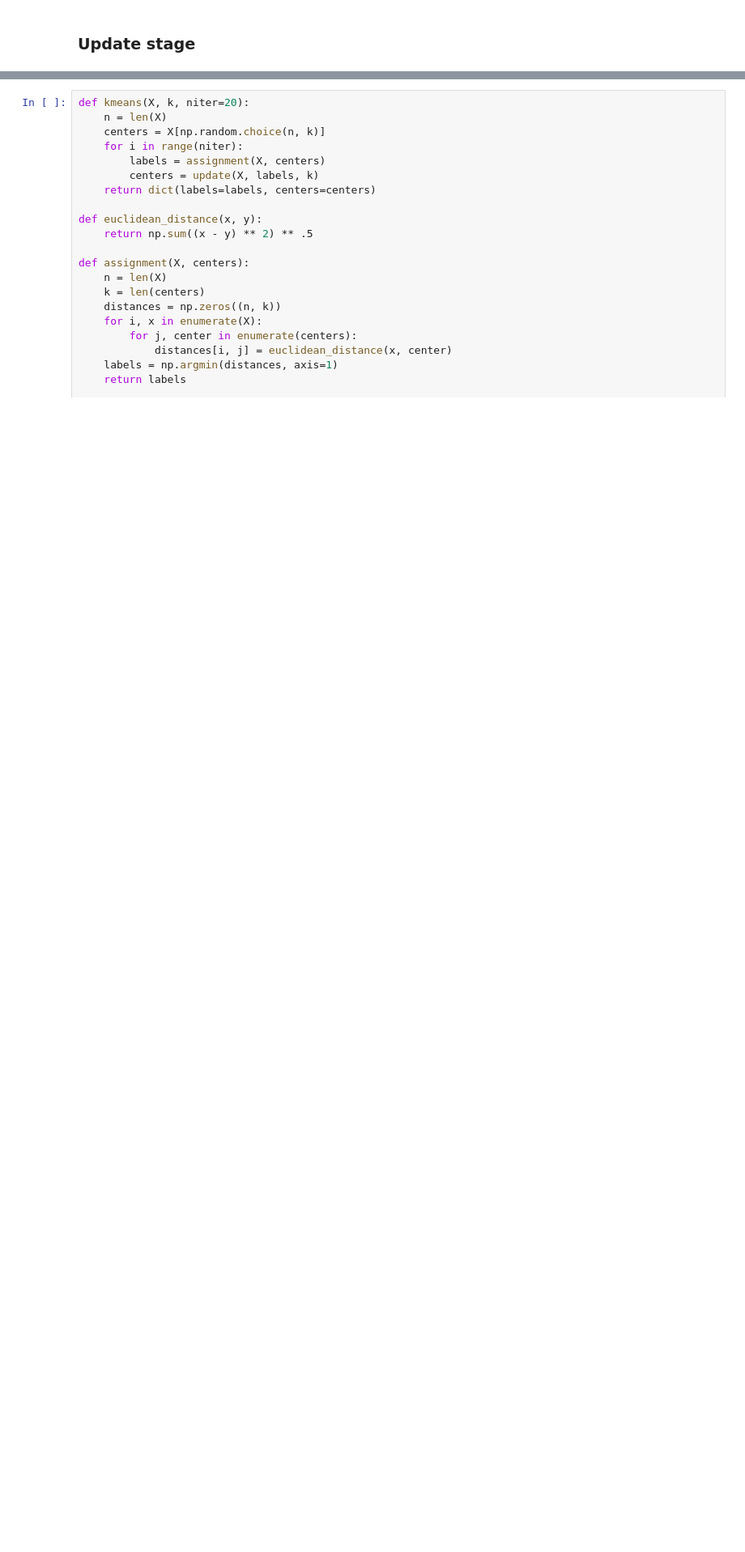
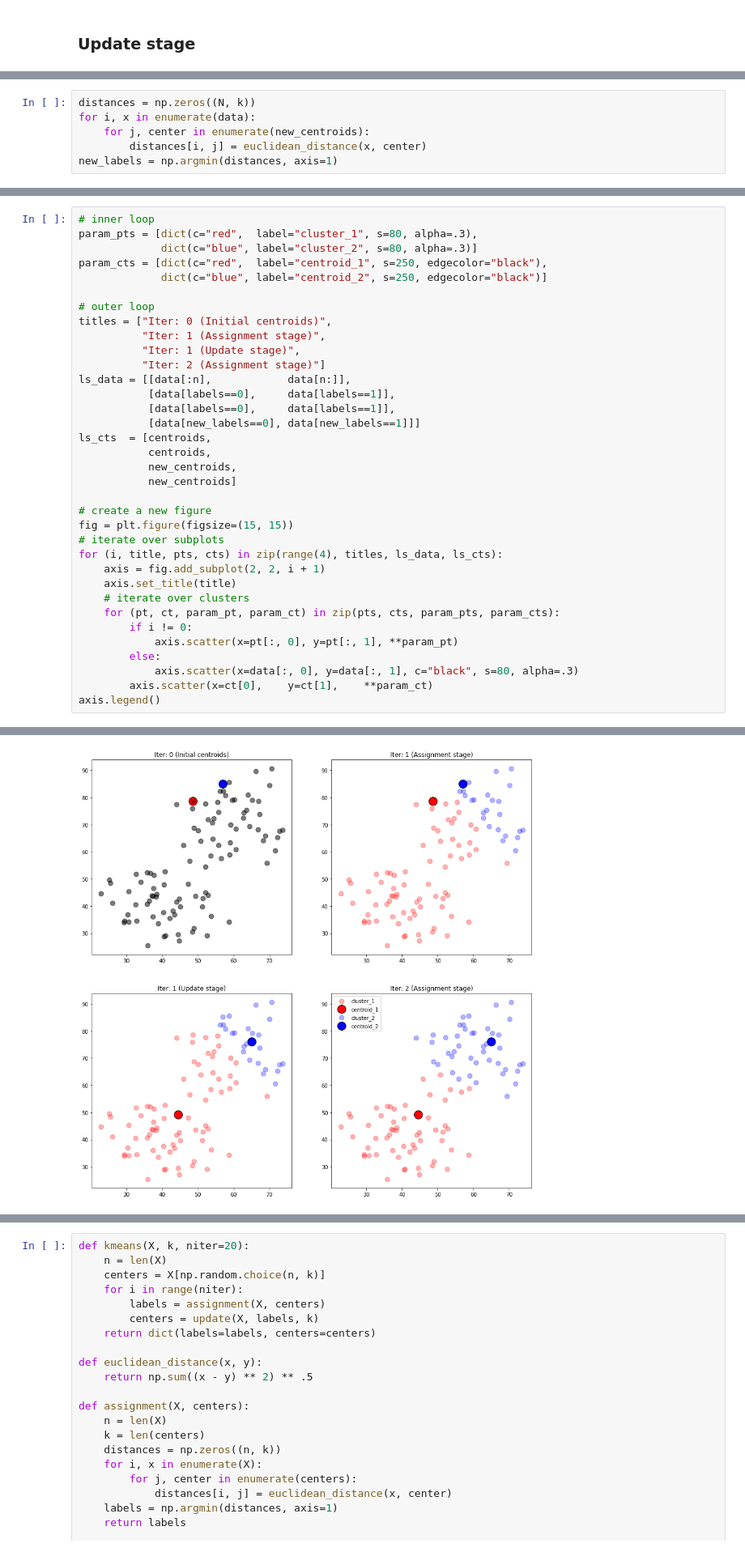
Before and after one commit to Niche-Squad/intro_to_phenomics, a Jupyter notebook: l03_kmeans.ipynb, the cells around one changed output, grey strips where cells are left out. Shown at 81% size. Cells and saved outputs as stored; diff of their text form; blank space fills up the shorter version.

```diff
--- a/l03_kmeans.ipynb
+++ b/l03_kmeans.ipynb
@@ -132,0 +167,6 @@ for i in range(3):
+# %%
+distances = np.zeros((N, k))
+for i, x in enumerate(data):
+    for j, center in enumerate(new_centroids):
+        distances[i, j] = euclidean_distance(x, center)
+new_labels = np.argmin(distances, axis=1)
@@ -132,0 +175,36 @@ for i in range(3):
+# %%
+# inner loop
+param_pts = [dict(c="red",  label="cluster_1", s=80, alpha=.3),
+             dict(c="blue", label="cluster_2", s=80, alpha=.3)]
+param_cts = [dict(c="red",  label="centroid_1", s=250, edgecolor="black"),
+             dict(c="blue", label="centroid_2", s=250, edgecolor="black")]
+
+# outer loop
+titles = ["Iter: 0 (Initial centroids)",
+          "Iter: 1 (Assignment stage)",
+          "Iter: 1 (Update stage)",
+          "Iter: 2 (Assignment stage)"]
+ls_data = [[data[:n],            data[n:]],
+           [data[labels==0],     data[labels==1]],
+           [data[labels==0],     data[labels==1]],
+           [data[new_labels==0], data[new_labels==1]]]
+ls_cts  = [centroids,
+           centroids,
+           new_centroids,
+           new_centroids]
+
+# create a new figure
+fig = plt.figure(figsize=(15, 15))
+# iterate over subplots
+for (i, title, pts, cts) in zip(range(4), titles, ls_data, ls_cts):
+    axis = fig.add_subplot(2, 2, i + 1)
+    axis.set_title(title)
+    # iterate over clusters
+    for (pt, ct, param_pt, param_ct) in zip(pts, cts, param_pts, param_cts):
+        if i != 0:
+            axis.scatter(x=pt[:, 0], y=pt[:, 1], **param_pt)
+        else:
+            axis.scatter(x=data[:, 0], y=data[:, 1], c="black", s=80, alpha=.3)
+        axis.scatter(x=ct[0],    y=ct[1],    **param_ct)
+axis.legend()
+# %% [output]
@@ -132,0 +212 @@ for i in range(3):
+[figure, added]
```
Also changed, not shown: parts of 35 cells of this notebook, 3 other files.
